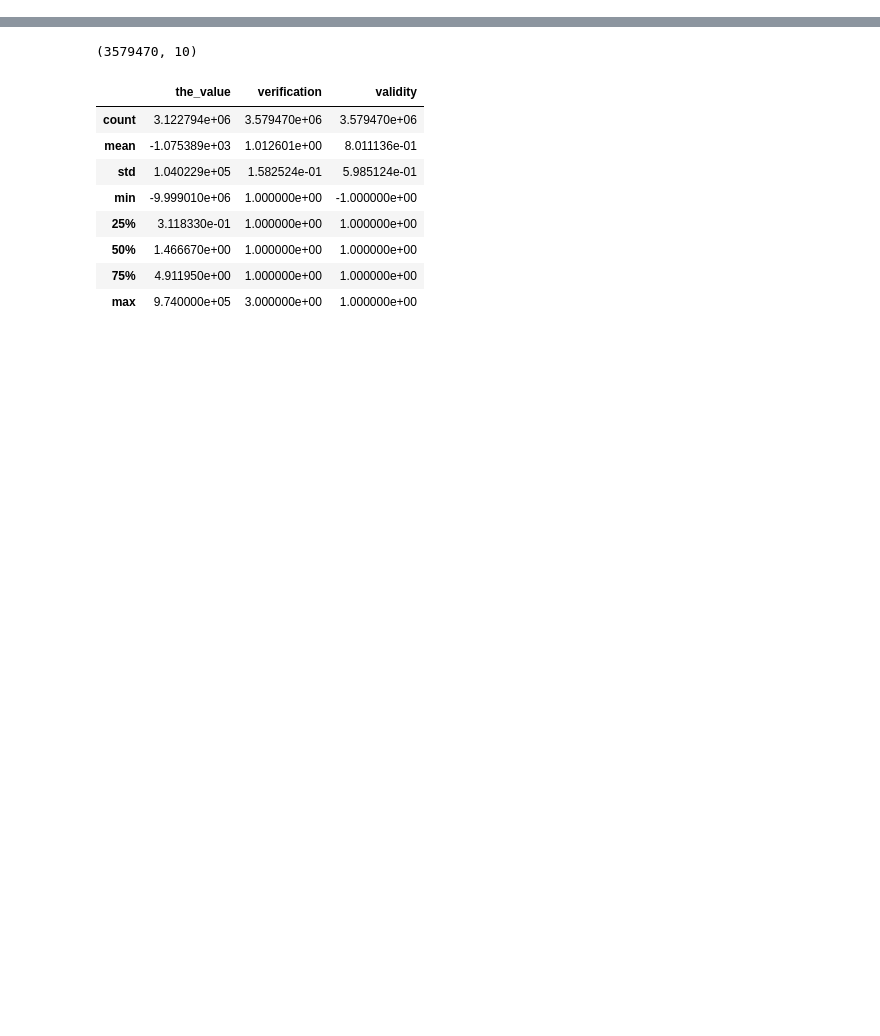
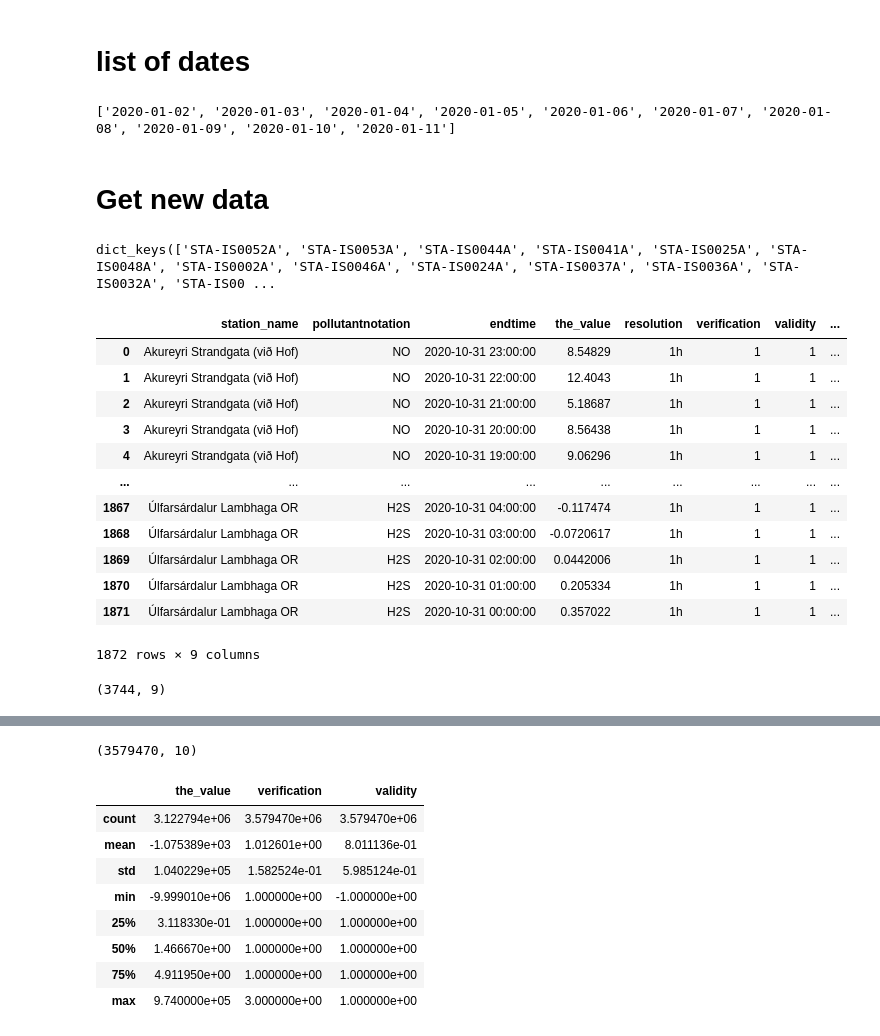
Before and after one commit to stuhow/air_quality_project, a Jupyter notebook: prototyping.ipynb, the cells around one changed output, grey strips where cells are left out. Saved outputs shown, nothing was run; the diff lists cells and outputs as text; code cells hidden in the pictures; blank space fills up the shorter version.

```diff
--- a/prototyping.ipynb
+++ b/prototyping.ipynb
@@ -19,0 +34,65 @@ df.to_csv('raw_data/station_data.csv', index=False)
+# %% [markdown]
+# list of dates
+# %%
+end_date = datetime.now().date()
+
+# Create a list of dates between start_date and most_recent_date (excluding most_recent_date)
+date_list = []
+current_date = most_recent_date + timedelta(days=1)  # Skip the start date
+while current_date < end_date:
+    date_list.append(current_date.strftime("%Y-%m-%d"))
+    current_date += timedelta(days=1)
+
+print(date_list[:10])
+# %% [output]
+['2020-01-02', '2020-01-03', '2020-01-04', '2020-01-05', '2020-01-06', '2020-01-07', '2020-01-08', '2020-01-09', '2020-01-10', '2020-01-11']
+# %% [markdown]
+# Get new data
+# %%
+base_url = "https://api.ust.is/aq/a/getDate/date/2020-10-31"
+
+stations = requests.get(base_url).json()
+# %% [output]
+dict_keys(['STA-IS0052A', 'STA-IS0053A', 'STA-IS0044A', 'STA-IS0041A', 'STA-IS0025A', 'STA-IS0048A', 'STA-IS0002A', 'STA-IS0046A', 'STA-IS0024A', 'STA-IS0037A', 'STA-IS0036A', 'STA-IS0032A', 'STA-IS00 ...
+# %%
+rows =[]
+for station_local_id, elements in stations.items():
+    for pollutantnotation, times in elements['parameters'].items():
+        for time, data in times.items():
+            if not isinstance(data, str):
+
+                validity = 1
+                if data['value'] == None:
+                    validity = None
+
+                row = {
+                    "station_name": elements['name'],
+                    "pollutantnotation": pollutantnotation,
+                    "endtime": data['endtime'],
+                    "the_value": data['value'],
+                    "resolution": times['resolution'],
+                    "verification": data['verification'],
+
+                    "validity": validity,
+                    "station_local_id": elements['local_id'],
+                    "concentration": times['unit'],
+
+                }
+                rows.append(row)
+
+
+df = pd.DataFrame(rows)
+# %% [output]
+|  | station_name | pollutantnotation | endtime | the_value | resolution | verification | validity | ... |
+| 0 | Akureyri Strandgata (við Hof) | NO | 2020-10-31 23:00:00 | 8.54829 | 1h | 1 | 1 | ... |
+| 1 | Akureyri Strandgata (við Hof) | NO | 2020-10-31 22:00:00 | 12.4043 | 1h | 1 | 1 | ... |
+| 2 | Akureyri Strandgata (við Hof) | NO | 2020-10-31 21:00:00 | 5.18687 | 1h | 1 | 1 | ... |
+| 3 | Akureyri Strandgata (við Hof) | NO | 2020-10-31 20:00:00 | 8.56438 | 1h | 1 | 1 | ... |
+| 4 | Akureyri Strandgata (við Hof) | NO | 2020-10-31 19:00:00 | 9.06296 | 1h | 1 | 1 | ... |
+| ... | ... | ... | ... | ... | ... | ... | ... | ... |
+| 1867 | Úlfarsárdalur Lambhaga OR | H2S | 2020-10-31 04:00:00 | -0.117474 | 1h | 1 | 1 | ... |
+| 1868 | Úlfarsárdalur Lambhaga OR | H2S | 2020-10-31 03:00:00 | -0.0720617 | 1h | 1 | 1 | ... |
+| 1869 | Úlfarsárdalur Lambhaga OR | H2S | 2020-10-31 02:00:00 | 0.0442006 | 1h | 1 | 1 | ... |
+| 1870 | Úlfarsárdalur Lambhaga OR | H2S | 2020-10-31 01:00:00 | 0.205334 | 1h | 1 | 1 | ... |
+| 1871 | Úlfarsárdalur Lambhaga OR | H2S | 2020-10-31 00:00:00 | 0.357022 | 1h | 1 | 1 | ... |
+1872 rows × 9 columns
@@ -19,0 +110,4 @@ df.to_csv('raw_data/station_data.csv', index=False)
+# %%
+pd.read_csv(file_path).shape
+# %% [output]
+(3744, 9)
```
Also changed, not shown: parts of 15 cells of this notebook, 2 other files.
